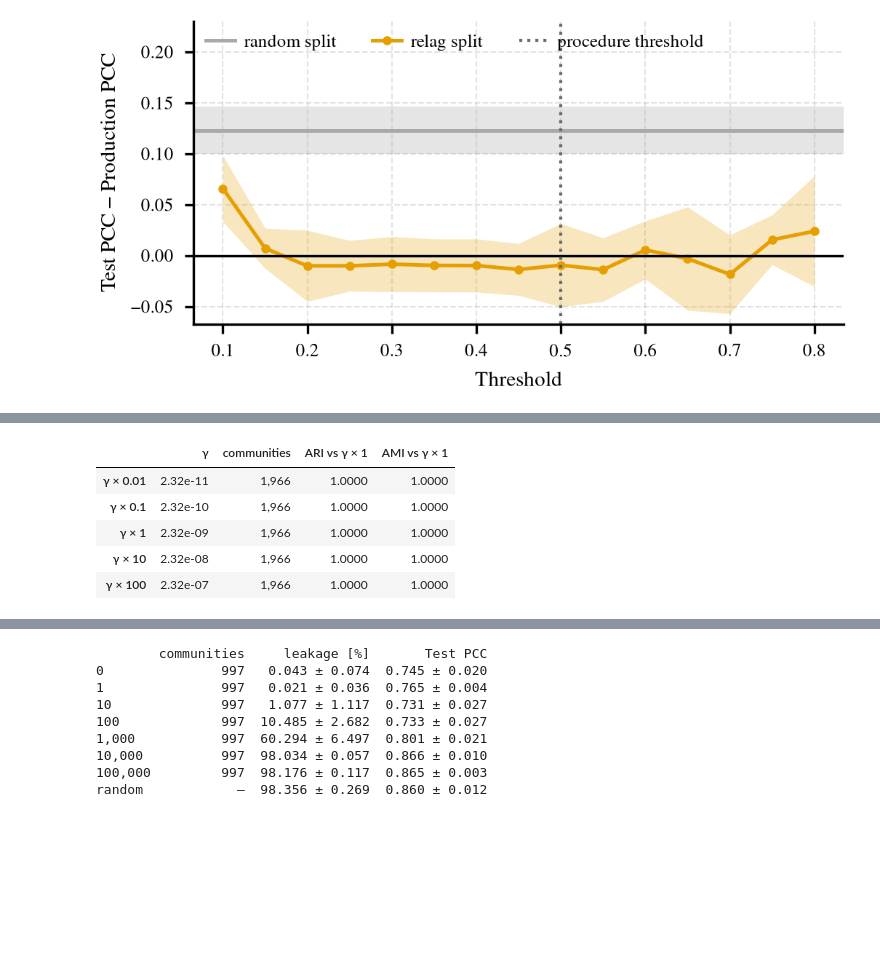
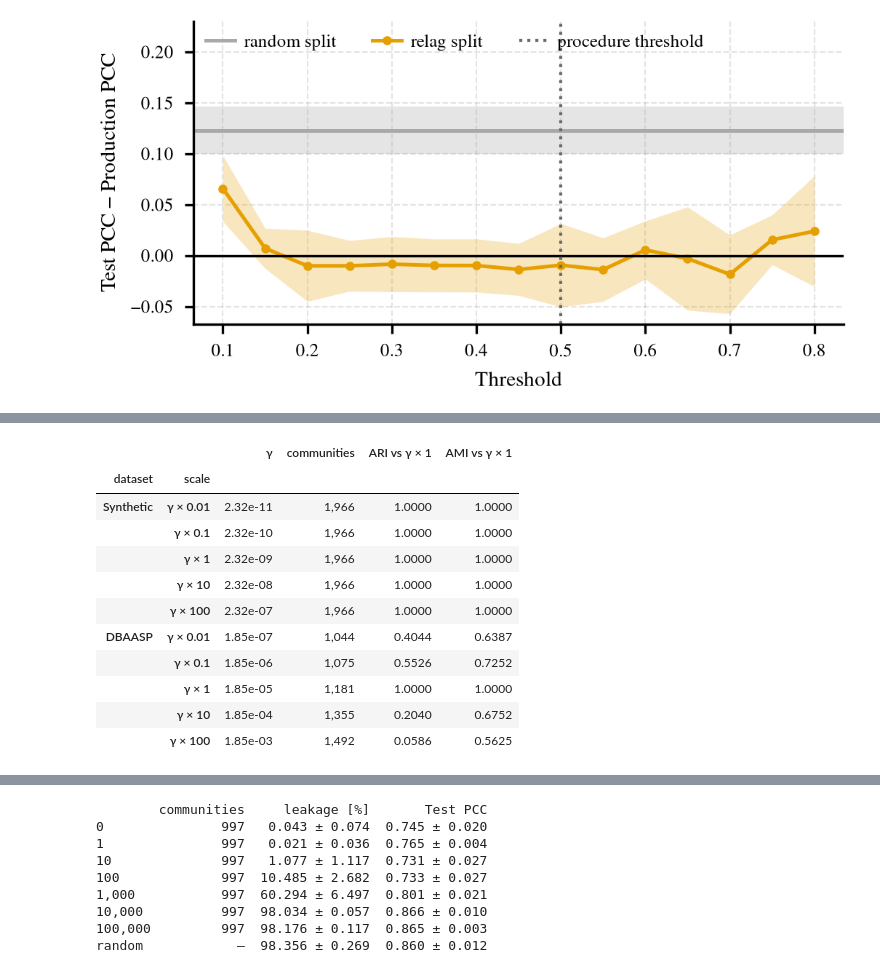
Before and after one commit to anthol42/relag-paper, a Jupyter notebook: notebooks/comparison_figures.ipynb, the cells around one changed output, grey strips where cells are left out. Cells and saved outputs as stored; diff of their text form; code cells hidden in the pictures; blank space fills up the shorter version.

```diff
--- a/notebooks/comparison_figures.ipynb
+++ b/notebooks/comparison_figures.ipynb
@@ -1482,24 +1498,33 @@ save_fig(fig, "null_sensitivity")
 # %%
 # ---- Table: Leiden partitions at tau = 0.5 with scaled gamma, vs gamma x 1 ---------
+# Synthetic: annotated + production nodes; DBAASP: DBAASP nodes only.
 
-def _null_partition_table() -> pd.DataFrame:
-    part, scales = null_sens["partitions"], null_sens["settings"]["gamma_scales"]
+def _null_partition_rows(name: str) -> dict:
+    data = null_sens[name]
+    part, scales = data["partitions"], data["settings"]["gamma_scales"]
     base = scales.index(1.0)
-    return pd.DataFrame({
-        f"γ × {s:g}": {"γ": f"{s * part['gamma']:.2e}",
-                       "communities": f"{part['n_communities'][i]:,}",
-                       "ARI vs γ × 1": f"{part['ari'][base][i]:.4f}",
-                       "AMI vs γ × 1": f"{part['ami'][base][i]:.4f}"}
-        for i, s in enumerate(scales)}).T
+    return {(name, f"γ × {s:g}"): {"γ": f"{s * part['gamma']:.2e}",
+                                   "communities": f"{part['n_communities'][i]:,}",
+                                   "ARI vs γ × 1": f"{part['ari'][base][i]:.4f}",
+                                   "AMI vs γ × 1": f"{part['ami'][base][i]:.4f}"}
+            for i, s in enumerate(scales)}
 
-null_partition_table = _null_partition_table()
+null_partition_table = pd.DataFrame(
+    {k: v for name in null_sens for k, v in _null_partition_rows(name).items()}).T
+null_partition_table.index.names = ["dataset", "scale"]
 null_partition_table
 # %% [output]
-|  | γ | communities | ARI vs γ × 1 | AMI vs γ × 1 |
-| γ × 0.01 | 2.32e-11 | 1,966 | 1.0000 | 1.0000 |
-| γ × 0.1 | 2.32e-10 | 1,966 | 1.0000 | 1.0000 |
-| γ × 1 | 2.32e-09 | 1,966 | 1.0000 | 1.0000 |
-| γ × 10 | 2.32e-08 | 1,966 | 1.0000 | 1.0000 |
-| γ × 100 | 2.32e-07 | 1,966 | 1.0000 | 1.0000 |
+|  |  | γ | communities | ARI vs γ × 1 | AMI vs γ × 1 |
+| dataset | scale |  |  |  |  |
+| Synthetic | γ × 0.01 | 2.32e-11 | 1,966 | 1.0000 | 1.0000 |
+|  | γ × 0.1 | 2.32e-10 | 1,966 | 1.0000 | 1.0000 |
+|  | γ × 1 | 2.32e-09 | 1,966 | 1.0000 | 1.0000 |
+|  | γ × 10 | 2.32e-08 | 1,966 | 1.0000 | 1.0000 |
+|  | γ × 100 | 2.32e-07 | 1,966 | 1.0000 | 1.0000 |
+| DBAASP | γ × 0.01 | 1.85e-07 | 1,044 | 0.4044 | 0.6387 |
+|  | γ × 0.1 | 1.85e-06 | 1,075 | 0.5526 | 0.7252 |
+|  | γ × 1 | 1.85e-05 | 1,181 | 1.0000 | 1.0000 |
+|  | γ × 10 | 1.85e-04 | 1,355 | 0.2040 | 0.6752 |
+|  | γ × 100 | 1.85e-03 | 1,492 | 0.0586 | 0.5625 |
 # %%
 # ---- Table: Leiden objective, modularity vs CPM (mean ± std over repeats) ---------
```
Also changed, not shown: parts of 2 cells of this notebook, 8 other files.
